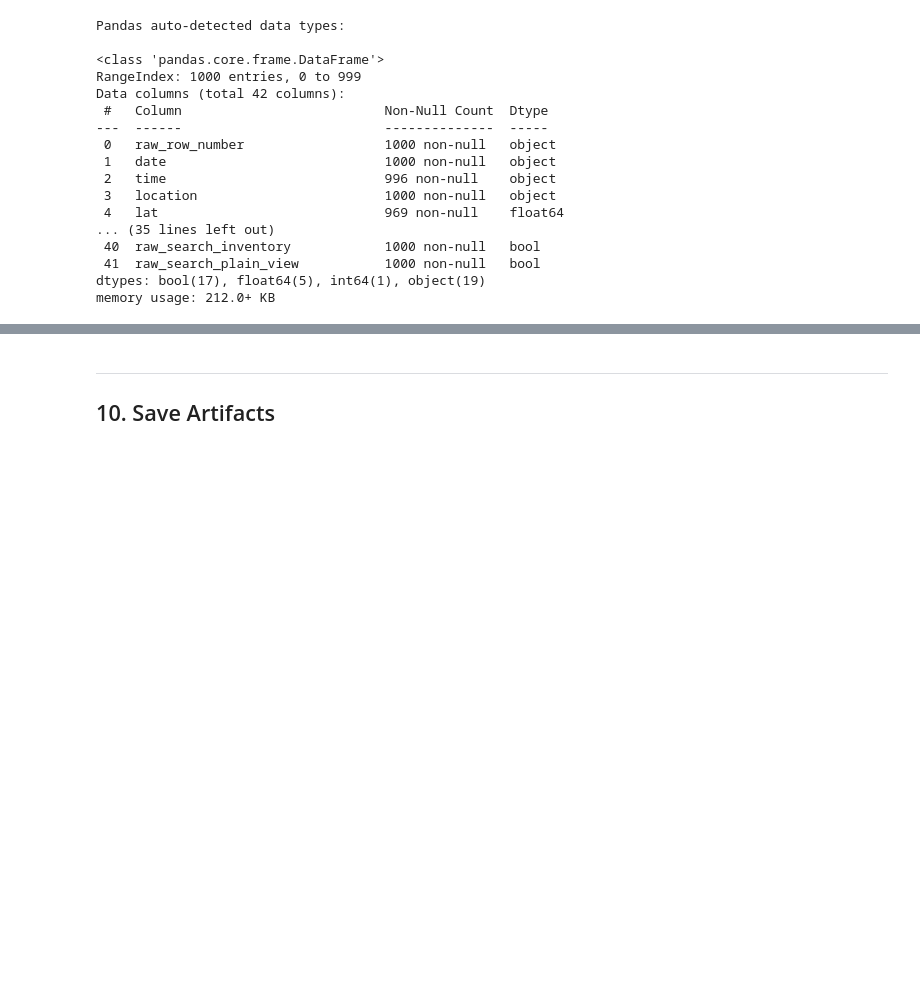
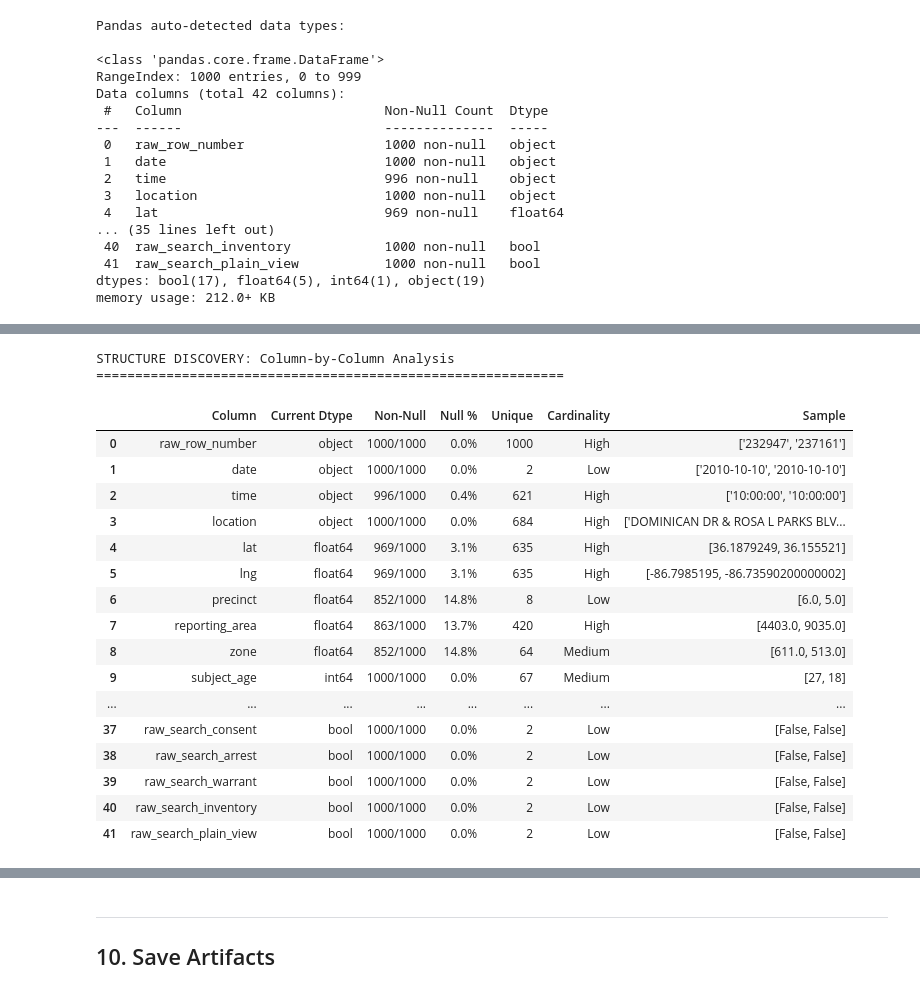
Before and after one commit to NatBrian/nashville-traffic-stop-bias-analysis, a Jupyter notebook: Notebook_01_Data_Audit.ipynb, the cells around one changed output, grey strips where cells are left out. Saved outputs shown, nothing was run; the diff lists cells and outputs as text; code cells hidden in the pictures; blank space fills up the shorter version.

```diff
--- a/Notebook_01_Data_Audit.ipynb
+++ b/Notebook_01_Data_Audit.ipynb
@@ -192,16 +199,0 @@ Descriptive statistics (all columns):
-# %%
-# Analyze each column to determine optimal dtype
-print("COLUMN-BY-COLUMN ANALYSIS FOR DTYPE OPTIMIZATION")
-print("=" * 60)
-
-for col in df_sample.columns:
-    current_dtype = df_sample[col].dtype
-    non_null = df_sample[col].notna().sum()
-    unique_vals = df_sample[col].nunique()
-    sample_vals = df_sample[col].dropna().head(3).tolist()
-
-    print(f"\n{col}:")
-    print(f"  Current dtype: {current_dtype}")
-    print(f"  Non-null: {non_null}/1000")
-    print(f"  Unique values: {unique_vals}")
-    print(f"  Sample: {sample_vals[:3]}")
@@ -795,0 +231,46 @@ plt.show()
+# %%
+# Structure Discovery: Comprehensive column analysis
+print("STRUCTURE DISCOVERY: Column-by-Column Analysis")
+print("=" * 60)
+
+structure_analysis = []
+for col in df_sample.columns:
+    current_dtype = str(df_sample[col].dtype)
+    non_null = df_sample[col].notna().sum()
+    null_pct = (df_sample[col].isna().sum() / len(df_sample)) * 100
+    unique_vals = df_sample[col].nunique()
+    cardinality = 'High' if unique_vals > 100 else ('Medium' if unique_vals > 10 else 'Low')
+    sample_vals = df_sample[col].dropna().head(2).tolist()
+
+    structure_analysis.append({
+        'Column': col,
+        'Current Dtype': current_dtype,
+        'Non-Null': f"{non_null}/1000",
+        'Null %': f"{null_pct:.1f}%",
+        'Unique': unique_vals,
+        'Cardinality': cardinality,
+        'Sample': str(sample_vals)[:40]
+    })
+
+structure_df = pd.DataFrame(structure_analysis)
+display(structure_df)
+# %% [output]
+STRUCTURE DISCOVERY: Column-by-Column Analysis
+============================================================
+|  | Column | Current Dtype | Non-Null | Null % | Unique | Cardinality | Sample |
+| 0 | raw_row_number | object | 1000/1000 | 0.0% | 1000 | High | ['232947', '237161'] |
+| 1 | date | object | 1000/1000 | 0.0% | 2 | Low | ['2010-10-10', '2010-10-10'] |
+| 2 | time | object | 996/1000 | 0.4% | 621 | High | ['10:00:00', '10:00:00'] |
+| 3 | location | object | 1000/1000 | 0.0% | 684 | High | ['DOMINICAN DR & ROSA L PARKS BLV... |
+| 4 | lat | float64 | 969/1000 | 3.1% | 635 | High | [36.1879249, 36.155521] |
+| 5 | lng | float64 | 969/1000 | 3.1% | 635 | High | [-86.7985195, -86.73590200000002] |
+| 6 | precinct | float64 | 852/1000 | 14.8% | 8 | Low | [6.0, 5.0] |
+| 7 | reporting_area | float64 | 863/1000 | 13.7% | 420 | High | [4403.0, 9035.0] |
+| 8 | zone | float64 | 852/1000 | 14.8% | 64 | Medium | [611.0, 513.0] |
+| 9 | subject_age | int64 | 1000/1000 | 0.0% | 67 | Medium | [27, 18] |
+| ... | ... | ... | ... | ... | ... | ... | ... |
+| 37 | raw_search_consent | bool | 1000/1000 | 0.0% | 2 | Low | [False, False] |
+| 38 | raw_search_arrest | bool | 1000/1000 | 0.0% | 2 | Low | [False, False] |
+| 39 | raw_search_warrant | bool | 1000/1000 | 0.0% | 2 | Low | [False, False] |
+| 40 | raw_search_inventory | bool | 1000/1000 | 0.0% | 2 | Low | [False, False] |
+| 41 | raw_search_plain_view | bool | 1000/1000 | 0.0% | 2 | Low | [False, False] |
```
Also changed, not shown: parts of 83 cells of this notebook.
